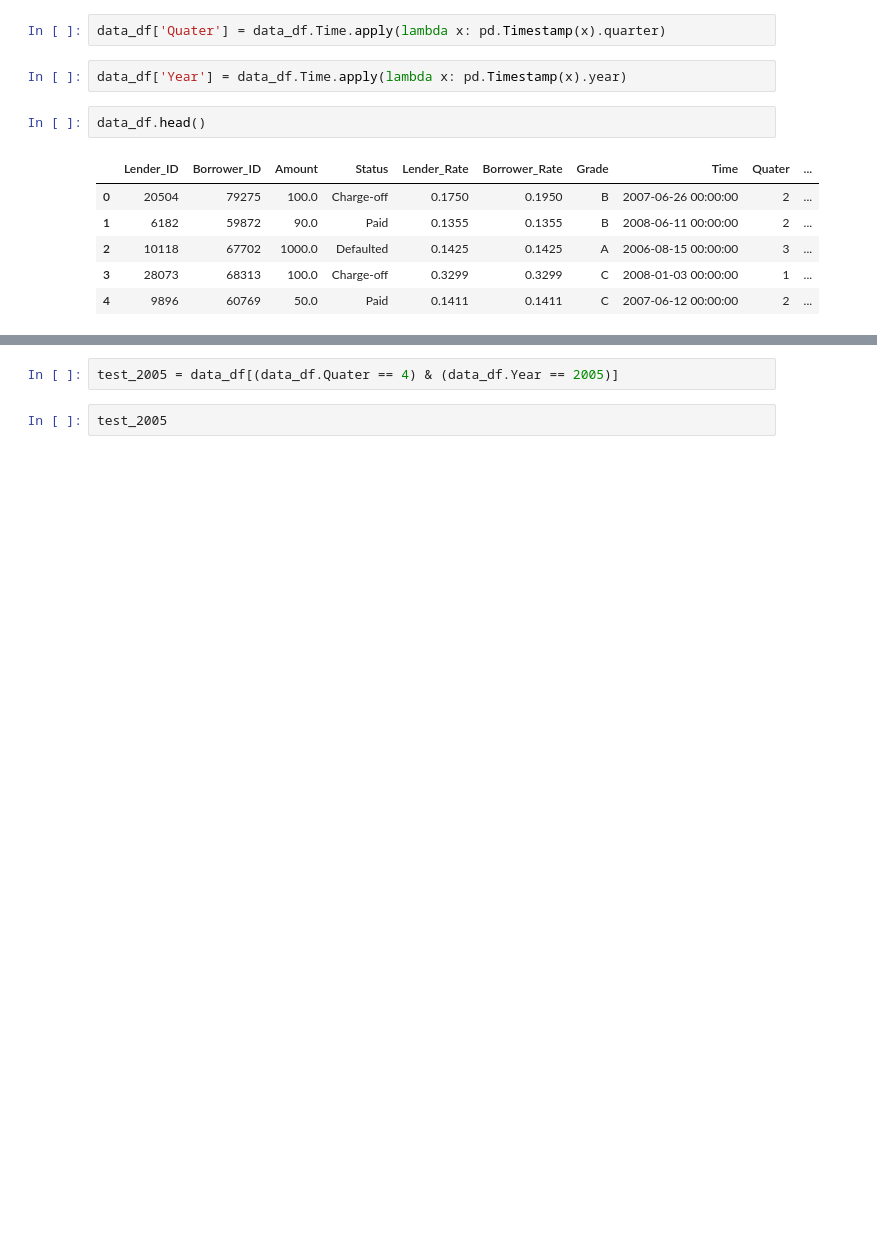
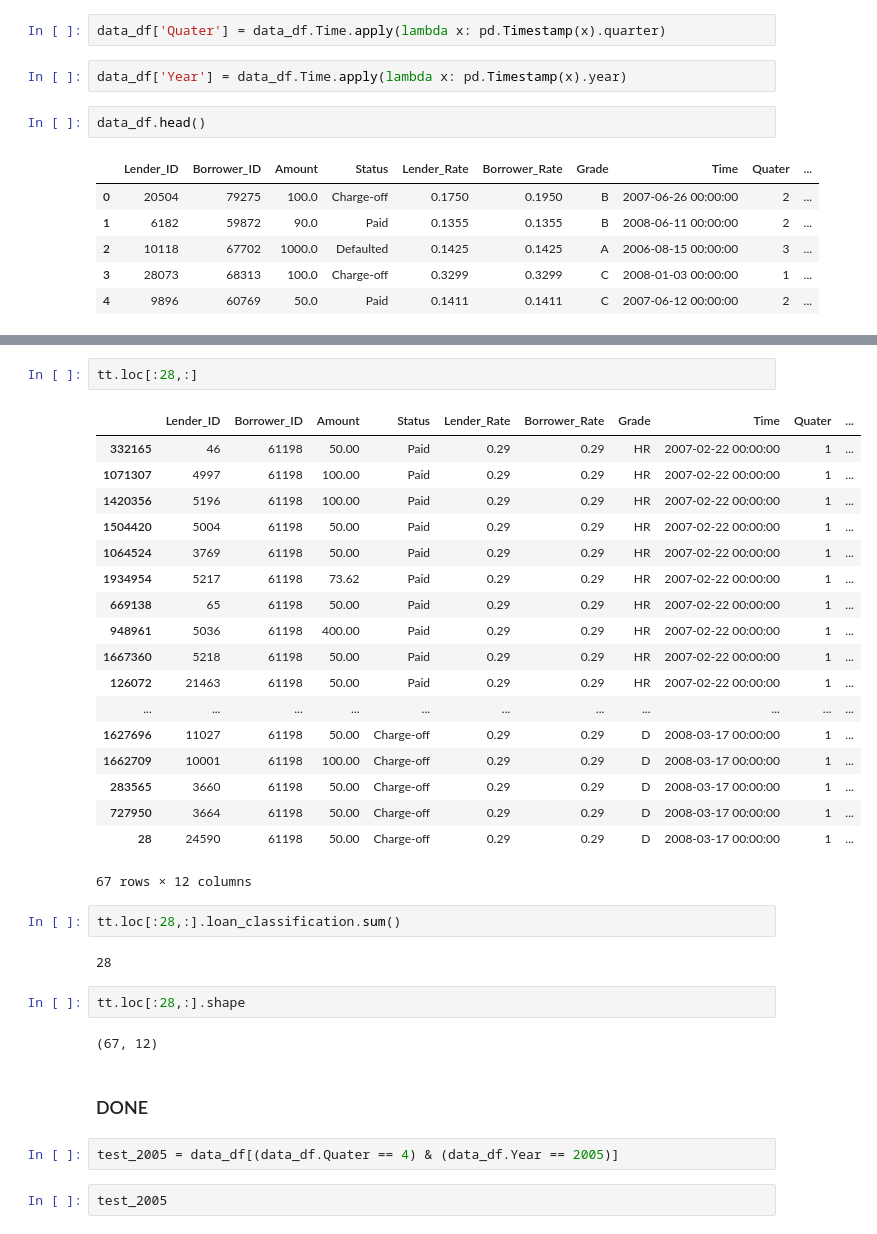
Before and after one commit to jhuang2023/socialcredit, a Jupyter notebook: 20200214.ipynb, the cells around one changed output, grey strips where cells are left out. Drawn from its saved outputs; the diff is of its cells as text; blank space fills up the shorter version.

```diff
--- a/20200214.ipynb
+++ b/20200214.ipynb
@@ -113,3 +287,34 @@ data_df.to_csv('data_yearquater.csv',index = False)
+# %%
+tt.loc[:28,:]
+# %% [output]
+|  | Lender_ID | Borrower_ID | Amount | Status | Lender_Rate | Borrower_Rate | Grade | Time | Quater | ... |
+| 332165 | 46 | 61198 | 50.00 | Paid | 0.29 | 0.29 | HR | 2007-02-22 00:00:00 | 1 | ... |
+| 1071307 | 4997 | 61198 | 100.00 | Paid | 0.29 | 0.29 | HR | 2007-02-22 00:00:00 | 1 | ... |
+| 1420356 | 5196 | 61198 | 100.00 | Paid | 0.29 | 0.29 | HR | 2007-02-22 00:00:00 | 1 | ... |
+| 1504420 | 5004 | 61198 | 50.00 | Paid | 0.29 | 0.29 | HR | 2007-02-22 00:00:00 | 1 | ... |
+| 1064524 | 3769 | 61198 | 50.00 | Paid | 0.29 | 0.29 | HR | 2007-02-22 00:00:00 | 1 | ... |
+| 1934954 | 5217 | 61198 | 73.62 | Paid | 0.29 | 0.29 | HR | 2007-02-22 00:00:00 | 1 | ... |
+| 669138 | 65 | 61198 | 50.00 | Paid | 0.29 | 0.29 | HR | 2007-02-22 00:00:00 | 1 | ... |
+| 948961 | 5036 | 61198 | 400.00 | Paid | 0.29 | 0.29 | HR | 2007-02-22 00:00:00 | 1 | ... |
+| 1667360 | 5218 | 61198 | 50.00 | Paid | 0.29 | 0.29 | HR | 2007-02-22 00:00:00 | 1 | ... |
+| 126072 | 21463 | 61198 | 50.00 | Paid | 0.29 | 0.29 | HR | 2007-02-22 00:00:00 | 1 | ... |
+| ... | ... | ... | ... | ... | ... | ... | ... | ... | ... | ... |
+| 1627696 | 11027 | 61198 | 50.00 | Charge-off | 0.29 | 0.29 | D | 2008-03-17 00:00:00 | 1 | ... |
+| 1662709 | 10001 | 61198 | 100.00 | Charge-off | 0.29 | 0.29 | D | 2008-03-17 00:00:00 | 1 | ... |
+| 283565 | 3660 | 61198 | 50.00 | Charge-off | 0.29 | 0.29 | D | 2008-03-17 00:00:00 | 1 | ... |
+| 727950 | 3664 | 61198 | 50.00 | Charge-off | 0.29 | 0.29 | D | 2008-03-17 00:00:00 | 1 | ... |
+| 28 | 24590 | 61198 | 50.00 | Charge-off | 0.29 | 0.29 | D | 2008-03-17 00:00:00 | 1 | ... |
+67 rows × 12 columns
+# %%
+tt.loc[:28,:].loan_classification.sum()
+# %% [output]
+28
+# %%
+tt.loc[:28,:].shape
+# %% [output]
+(67, 12)
+# %% [markdown]
+### DONE
 # %%
 test_2005 = data_df[(data_df.Quater == 4) & (data_df.Year == 2005)]
 # %%
```
Also changed, not shown: parts of 51 cells of this notebook.
